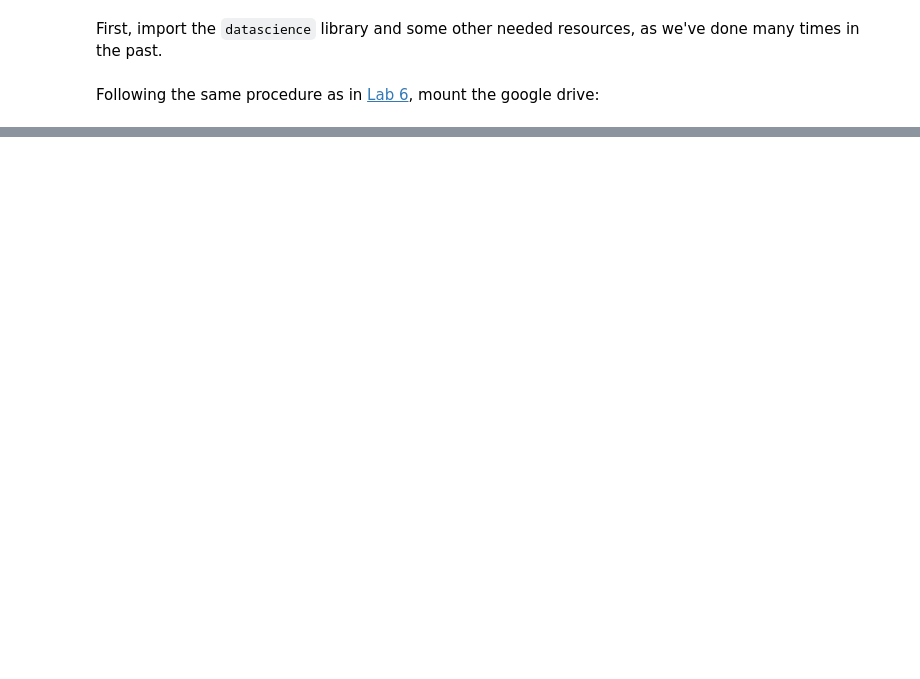
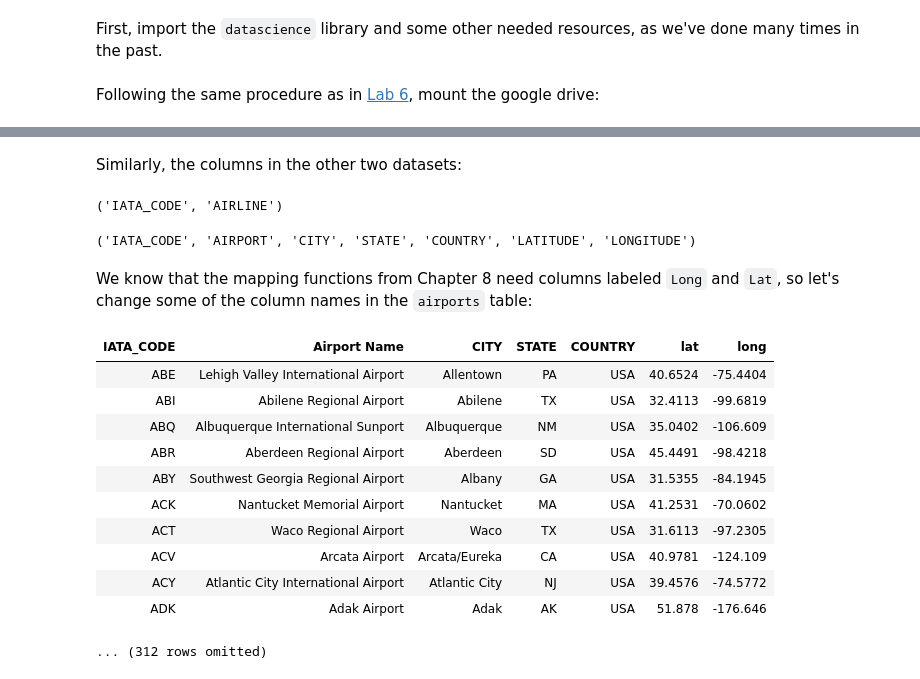
Before and after one commit to DS200-SP2024-Hunter/Week07-DueFeb28, a Jupyter notebook: Lab07SupplementaryNotebook.ipynb, the cells around one changed output, grey strips where cells are left out. Cells and saved outputs as stored; diff of their text form; code cells hidden in the pictures; blank space fills up the shorter version.

```diff
--- a/Lab07SupplementaryNotebook.ipynb
+++ b/Lab07SupplementaryNotebook.ipynb
@@ -210,0 +64,29 @@ mySample.scatter('LATITUDE', 'DELAY')
+# %% [markdown]
+Similarly, the columns in the other two datasets:
+# %%
+airlines.labels
+# %% [output]
+('IATA_CODE', 'AIRLINE')
+# %%
+airports.labels
+# %% [output]
+('IATA_CODE', 'AIRPORT', 'CITY', 'STATE', 'COUNTRY', 'LATITUDE', 'LONGITUDE')
+# %% [markdown]
+We know that the mapping functions from Chapter 8 need columns labeled `Long` and `Lat`, so let's change some of the column names in the `airports` table:
+# %%
+airports.relabel('AIRPORT', 'Airport Name')
+airports.relabel('LATITUDE', 'lat')
+airports.relabel('LONGITUDE', 'long')
+# %% [output]
+| IATA_CODE | Airport Name | CITY | STATE | COUNTRY | lat | long |
+| ABE | Lehigh Valley International Airport | Allentown | PA | USA | 40.6524 | -75.4404 |
+| ABI | Abilene Regional Airport | Abilene | TX | USA | 32.4113 | -99.6819 |
+| ABQ | Albuquerque International Sunport | Albuquerque | NM | USA | 35.0402 | -106.609 |
+| ABR | Aberdeen Regional Airport | Aberdeen | SD | USA | 45.4491 | -98.4218 |
+| ABY | Southwest Georgia Regional Airport | Albany | GA | USA | 31.5355 | -84.1945 |
+| ACK | Nantucket Memorial Airport | Nantucket | MA | USA | 41.2531 | -70.0602 |
+| ACT | Waco Regional Airport | Waco | TX | USA | 31.6113 | -97.2305 |
+| ACV | Arcata Airport | Arcata/Eureka | CA | USA | 40.9781 | -124.109 |
+| ACY | Atlantic City International Airport | Atlantic City | NJ | USA | 39.4576 | -74.5772 |
+| ADK | Adak Airport | Adak | AK | USA | 51.878 | -176.646 |
+... (312 rows omitted)
```
Also changed, not shown: parts of 45 cells of this notebook.
